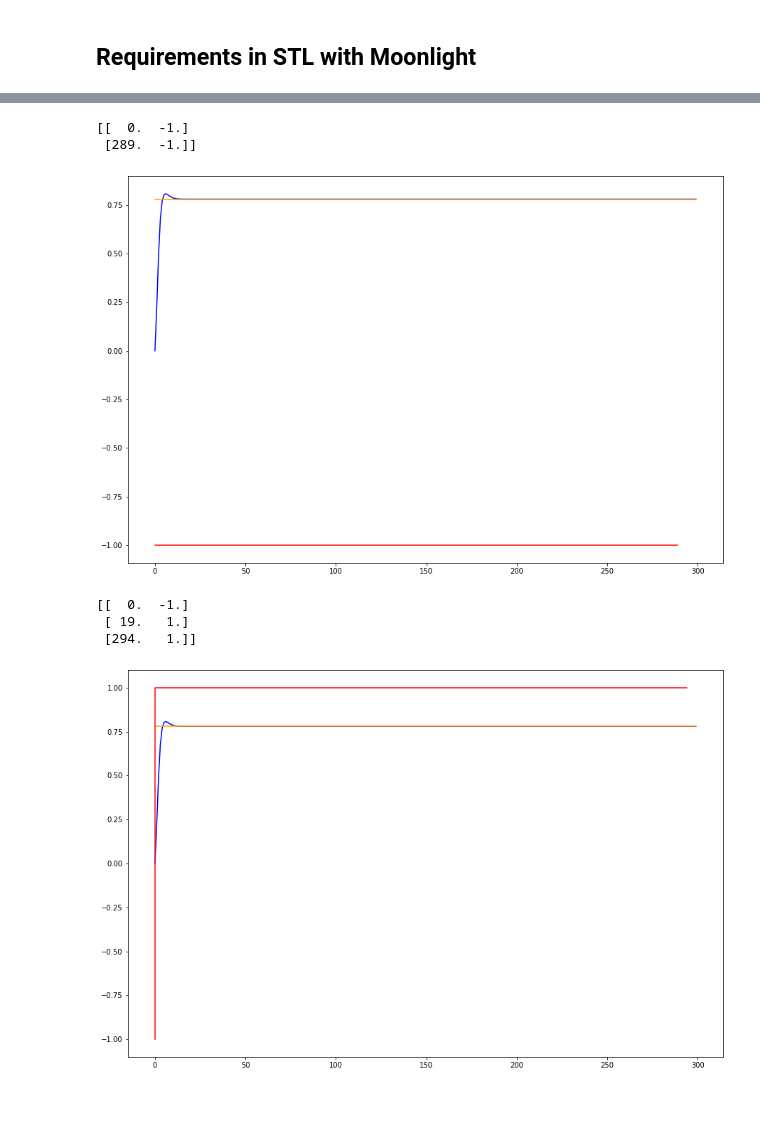
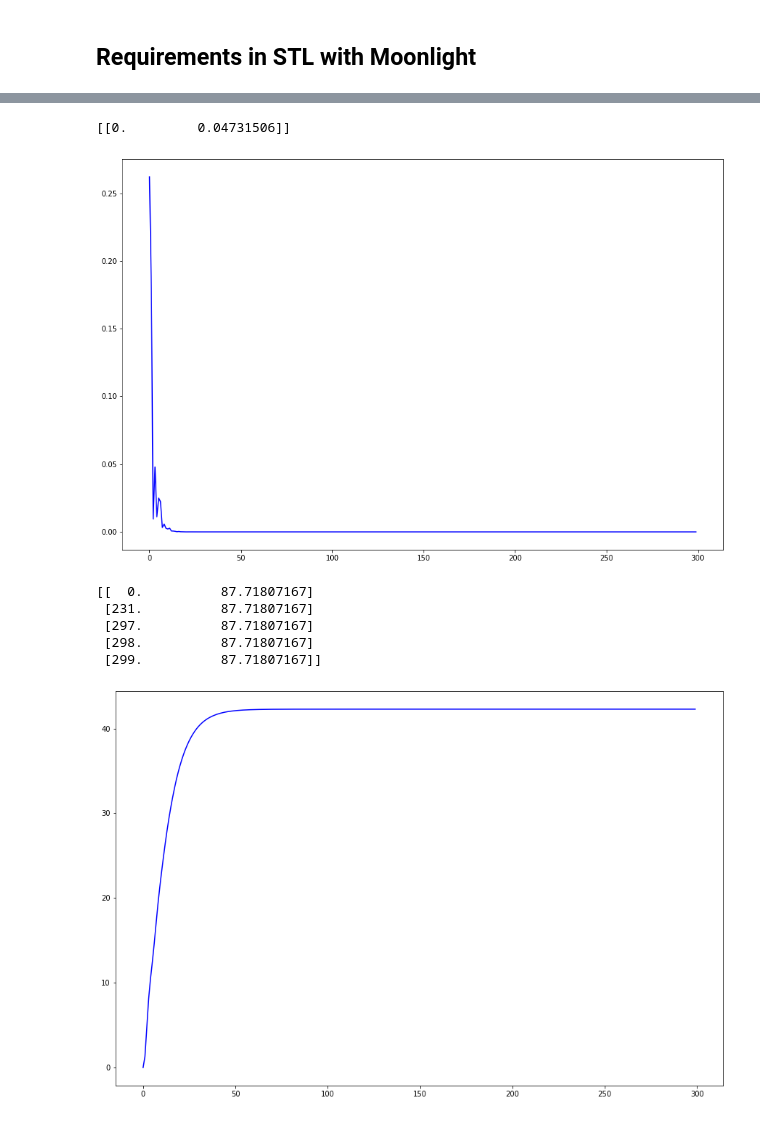
Before and after one commit to GiuliaMP/CPS_Project, a Jupyter notebook: cps_notebook.ipynb, the cells around one changed output, grey strips where cells are left out. Drawn from its saved outputs; the diff is of its cells as text; code cells hidden in the pictures.

Commit message:
Different eta and PID parameters accordingly, small adjustment in the notebook.

```diff
--- a/cps_notebook.ipynb
+++ b/cps_notebook.ipynb
@@ -27,0 +61,5 @@ plt.show()
+# %%
+sp = np.zeros(300) + 0.262
+theta_store, omega_store, sp_store, v_store, u_store, ts = pidmodel.run(299, 300, sp, [0.0,0.0], False, 15,30,20)
+pidper.print_performances(theta_store, sp_store, ts)
+pidmodel.plot(theta_store, omega_store, sp_store, v_store,u_store, ts)
@@ -29,7 +77,7 @@ plt.show()
 ## Pid controller with sinusoidal reference signal
 # %%
 sp = [np.sin(i/20)/10 + 0.2 for i in range(300)]
-theta_store, omega_store, sp_store, v_store,step, ts = pidmodel.run(299, 300, sp, [0.0,0.0], True, 15,30,30)
+theta_store, omega_store, sp_store, v_store,u_store, ts = pidmodel.run(299, 300, sp, [0.0,0.0], False, 15,30,30)
 # %%
 print(f'overshoot: {pidper.overshoot(theta_store, sp_store)}')
 print(f'rise time: {pidper.rise_time(theta_store, sp_store, ts)}')
@@ -57,8 +102,0 @@ from moonlight import *
-# %%
-script = """
-signal { real x; }
-domain boolean;
-formula min_oscillation = {eventually [0.0, 10.0] {globally (x > 1.0)}};
-"""
-
-moonlightScript = ScriptLoader.loadFromText(script)
@@ -64,0 +141,15 @@ moonlightScript = ScriptLoader.loadFromText(script)
+# %%
+osc = np.zeros(300)
+for i in range(1, len(osc)):
+    osc[i] = np.abs(theta_store[i] - theta_store[i-1])
+
+ts_temp = list(ts)
+signals = list(zip(osc))
+result = monitor_1.monitor(ts_temp,signals)
+arrayresults = np.array(monitor_1.monitor(ts_temp,signals))
+
+plt.rcParams["figure.figsize"] = (15,10)
+plt.plot(ts_temp,osc, color="blue")
+#plt.plot(ts_temp,(step > 0), color="yellow")
+plt.step(arrayresults[:,0],arrayresults[:,1], color="red")
+print(arrayresults)
@@ -65,18 +159,16 @@ moonlightScript = ScriptLoader.loadFromText(script)
 # %%
-futureMonitor = moonlightScript.getMonitor("min_oscillation");
+dist = np.abs(theta_store - sp_store)
 
 ts_temp = list(ts)
-signals = list(zip(theta_store))
-result = futureMonitor.monitor(ts_temp,signals)
-arrayresults = np.array(futureMonitor.monitor(ts_temp,signals))
+signals = list(zip(dist))
+result = monitor_2.monitor(ts_temp,signals)
+arrayresults = np.array(monitor_2.monitor(ts_temp,signals))
 
 plt.rcParams["figure.figsize"] = (15,10)
-plt.plot(ts_temp,theta_store, color="blue")
-plt.plot(ts_temp,sp_store, color="orange")
+plt.plot(ts_temp,dist, color="blue")
 #plt.plot(ts_temp,(step > 0), color="yellow")
 plt.step(arrayresults[:,0],arrayresults[:,1], color="red")
 print(arrayresults)
 # %% [output]
-[[  0.  -1.]
- [289.  -1.]]
+[[0.         0.04731506]]
-[figure, old version]
+[figure, new version]
@@ -101,21 +175,16 @@ moonlightScript = ScriptLoader.loadFromText(script)
 # %%
-futureMonitor = moonlightScript.getMonitor("min_oscillation");
-
-# Monitor the signal
 ts_temp = list(ts)
-x_vals = abs(theta_store - sp_store)
-signals = list(zip(x_vals))
-result = futureMonitor.monitor(ts_temp,signals)
-arrayresults = np.array(futureMonitor.monitor(ts_temp,signals))
+signals = list(zip(v_store))
+result = monitor_3.monitor(ts_temp,signals)
+arrayresults = np.array(monitor_3.monitor(ts_temp,signals))
 
 plt.rcParams["figure.figsize"] = (15,10)
-plt.plot(ts_temp,theta_store, color="blue")
-plt.plot(ts_temp,sp_store, color="orange")
-#plt.plot(ts_temp,(step > 0), color="yellow")
-plt.step(arrayresults[:,0],arrayresults[:,1], color="red")
+plt.plot(ts_temp,v_store, color="blue")
 print(arrayresults)
 # %% [output]
-[[  0.  -1.]
- [ 19.   1.]
- [294.   1.]]
+[[  0.          87.71807167]
+ [231.          87.71807167]
+ [297.          87.71807167]
+ [298.          87.71807167]
+ [299.          87.71807167]]
-[figure, old version]
+[figure, new version]
```
Also changed, not shown: parts of 22 cells of this notebook, 2 other files.
